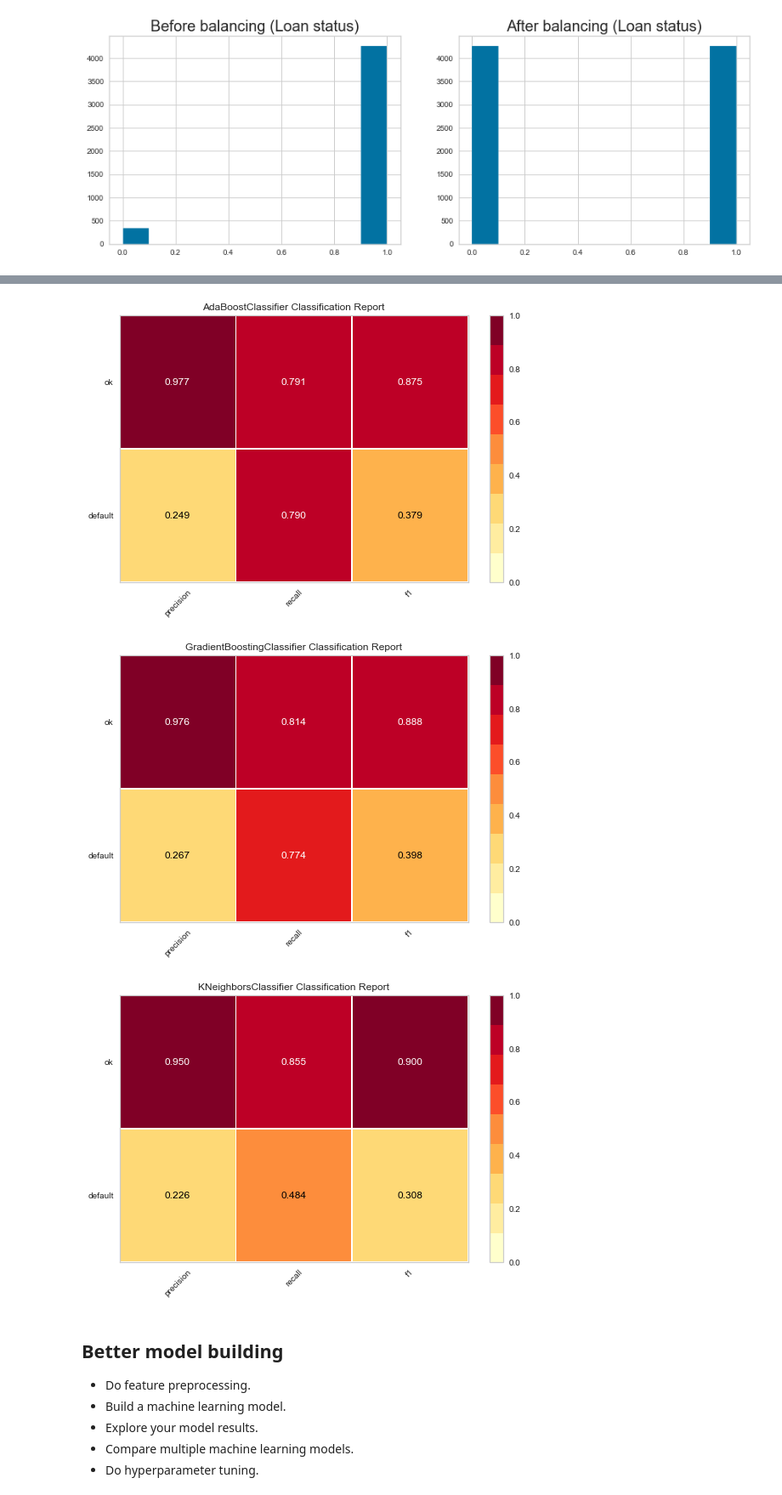
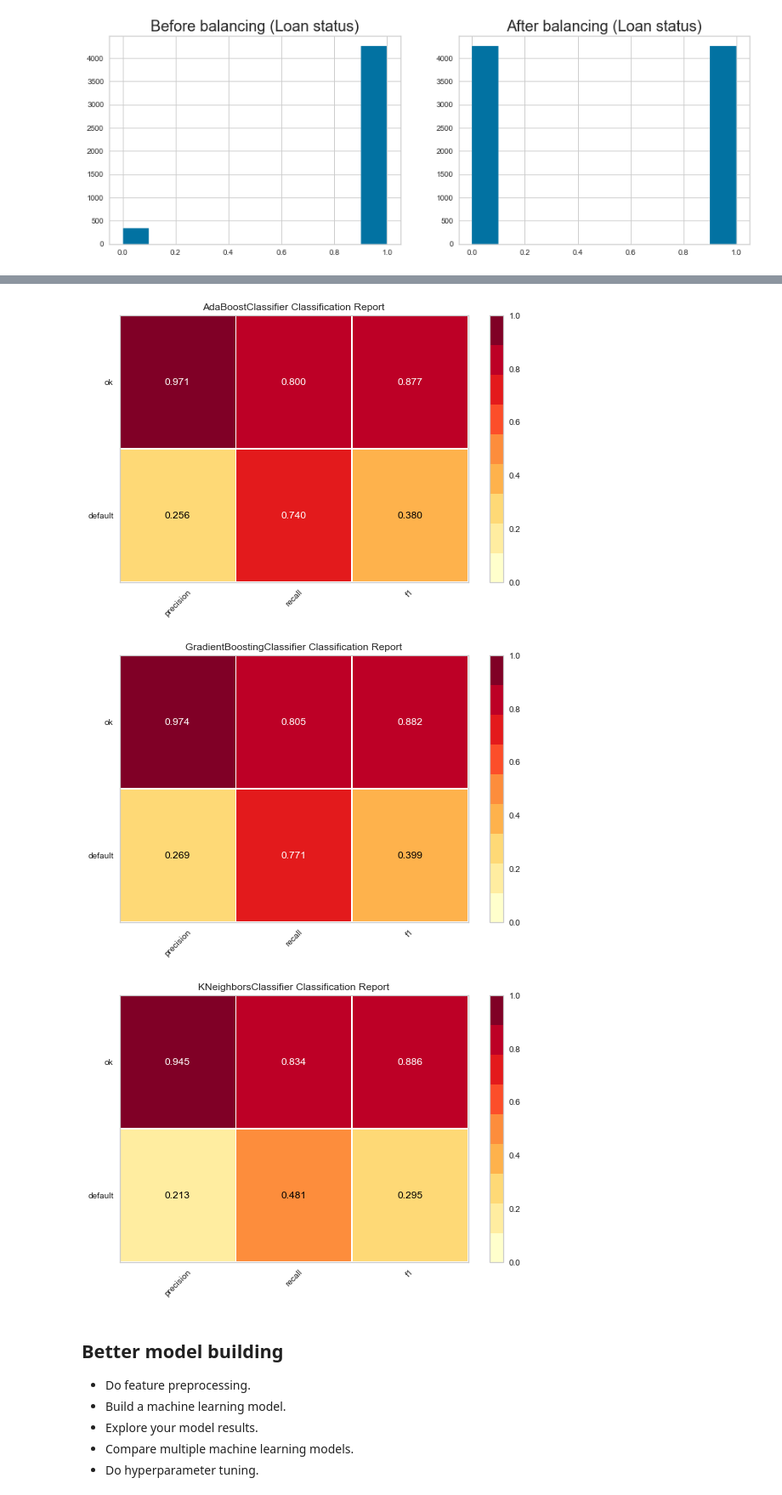
Before and after one commit to ValdemarQ/competitions, a Jupyter notebook: Finbee/C - Class project - Finbee - Predicting who will default on loans.ipynb, the cells around one changed output, grey strips where cells are left out. Shown at 85% size. Cells and saved outputs as stored; diff of their text form; code cells hidden in the pictures.

```diff
--- a/Finbee/C - Class project - Finbee - Predicting who will default on loans.ipynb
+++ b/Finbee/C - Class project - Finbee - Predicting who will default on loans.ipynb
@@ -1352,7 +1720,7 @@ numerical_cols = train[baseline_features].select_dtypes(include=['int64', 'float
 # Preprocessing for numerical data
 numerical_transformer = Pipeline(steps=[
     #('imputer', SimpleImputer(strategy='median')),
-    #('scaler', StandardScaler()),
+    ('scaler', StandardScaler()),
     ('normalizer',Normalizer())])
 
 # Preprocessing for categorical data
@@ -1443,7 +1811,7 @@ numerical_cols = X_train.select_dtypes(include=['int64', 'float64']).columns
 # Preprocessing for numerical data
 numerical_transformer = Pipeline(steps=[
     #('imputer', SimpleImputer(strategy='median')),
-    #('scaler', StandardScaler()),
+    ('scaler', StandardScaler()),
     ('normalizer',Normalizer())])
 
 # Preprocessing for categorical data
@@ -1464,35 +1832,35 @@ classifiers = [
     dt,
     rf,
     ada,
     gbc,
     knn,
     ]
 
 for classifier in classifiers:
     pipe = Pipeline(steps=[('preprocessor', preprocessor),
                       ('classifier', classifier)])
     pipe.fit(X_train, y_train)
     #print(classifier.__class__.__name__)
     #print("model score: %.3f" % pipe.score(valid[baseline_features], valid.loan_status))
     #y_pred = pipe.predict(valid[baseline_features])
     #target_names = ['default', 'ok']
     #print(classification_report(valid.loan_status, y_pred, target_names=target_names))
 
 
     visualizer = ClassificationReport(pipe, classes=target_names)
     visualizer.fit(train[baseline_features], train.loan_status)
 
     # Evaluate the model on the test data
-    visualizer.score(valid[baseline_features], valid.loan_status)
+    visualizer.score(test[baseline_features], test.loan_status)
 
     # Draw visualization
     visualizer.show()
 # %% [output]
 [figure]
 [figure]
 [figure]
 [figure]
-[figure, old version]
+[figure, new version]
 # %% [markdown]
 ## Better model building
 
```
Also changed, not shown: parts of 13 cells of this notebook.
